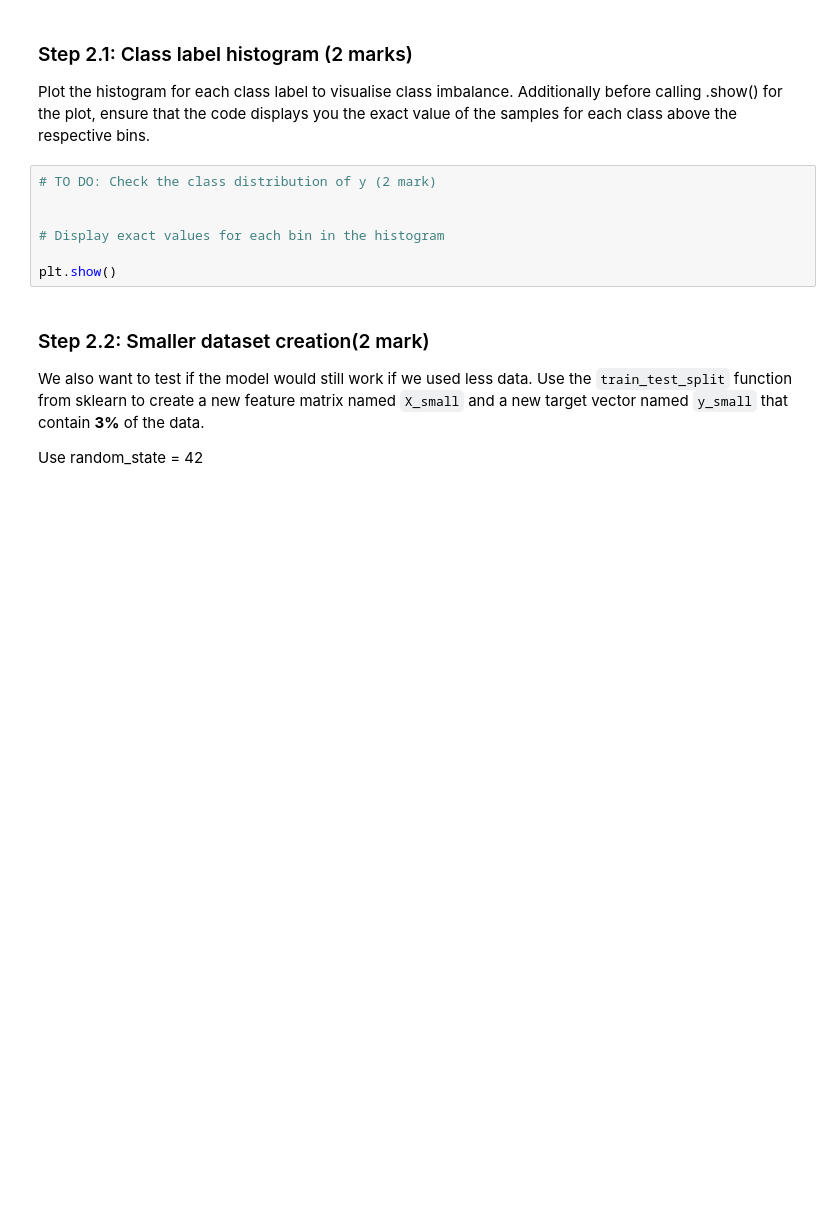
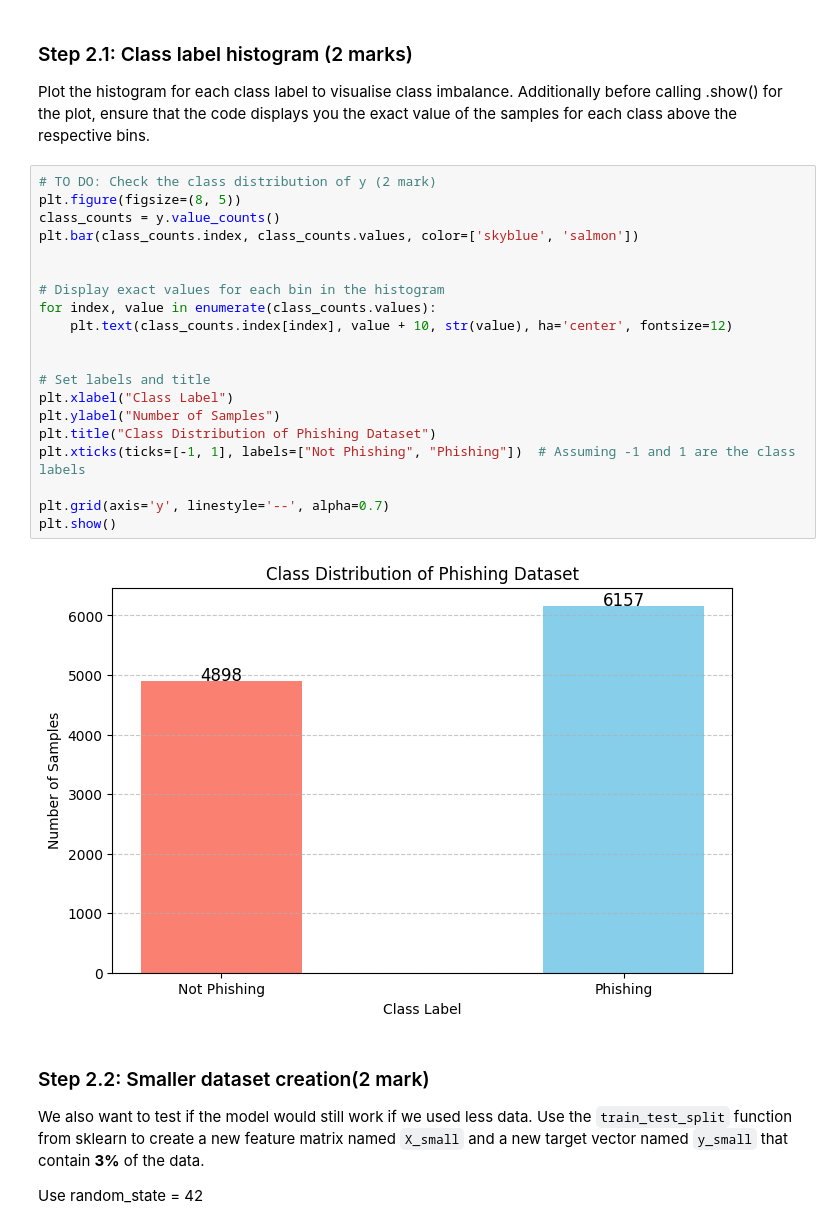
Before and after one commit to hanifbhuian/ENGG680_Fall24_Assignment3, a Jupyter notebook: Assignment3.ipynb, the cells around one changed output. Cells and saved outputs as stored; diff of their text form; blank space fills up the shorter version.

```diff
--- a/Assignment3.ipynb
+++ b/Assignment3.ipynb
@@ -488,13 +509,28 @@ phishing_websites = fetch_ucirepo(id=327)
 ### Step 2.1: Class label histogram (2 marks)
 
 Plot the histogram for each class label to visualise class imbalance. Additionally before calling .show() for the plot, ensure that the code displays you the exact value of the samples for each class above the respective bins.
-# %%
-# TO DO: Check the class distribution of y (2 mark)
-
-
-# Display exact values for each bin in the histogram
-
-plt.show()
+# %%
+# TO DO: Check the class distribution of y (2 mark)
+plt.figure(figsize=(8, 5))
+class_counts = y.value_counts()
+plt.bar(class_counts.index, class_counts.values, color=['skyblue', 'salmon'])
+
+
+# Display exact values for each bin in the histogram
+for index, value in enumerate(class_counts.values):
+    plt.text(class_counts.index[index], value + 10, str(value), ha='center', fontsize=12)
+
+
+# Set labels and title
+plt.xlabel("Class Label")
+plt.ylabel("Number of Samples")
+plt.title("Class Distribution of Phishing Dataset")
+plt.xticks(ticks=[-1, 1], labels=["Not Phishing", "Phishing"])  # Assuming -1 and 1 are the class labels
+
+plt.grid(axis='y', linestyle='--', alpha=0.7)
+plt.show()
+# %% [output]
+[figure, added]
 # %% [markdown]
 ### Step 2.2: Smaller dataset creation(2 mark)
 
```
Also changed, not shown: parts of 11 cells of this notebook.
